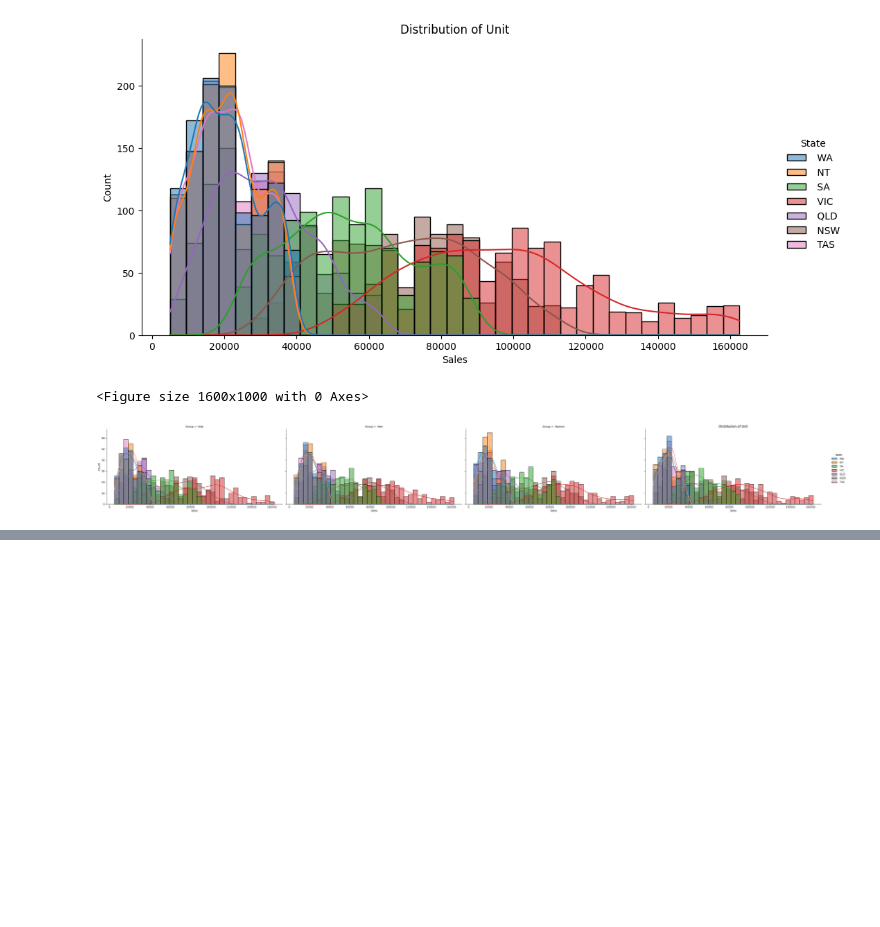
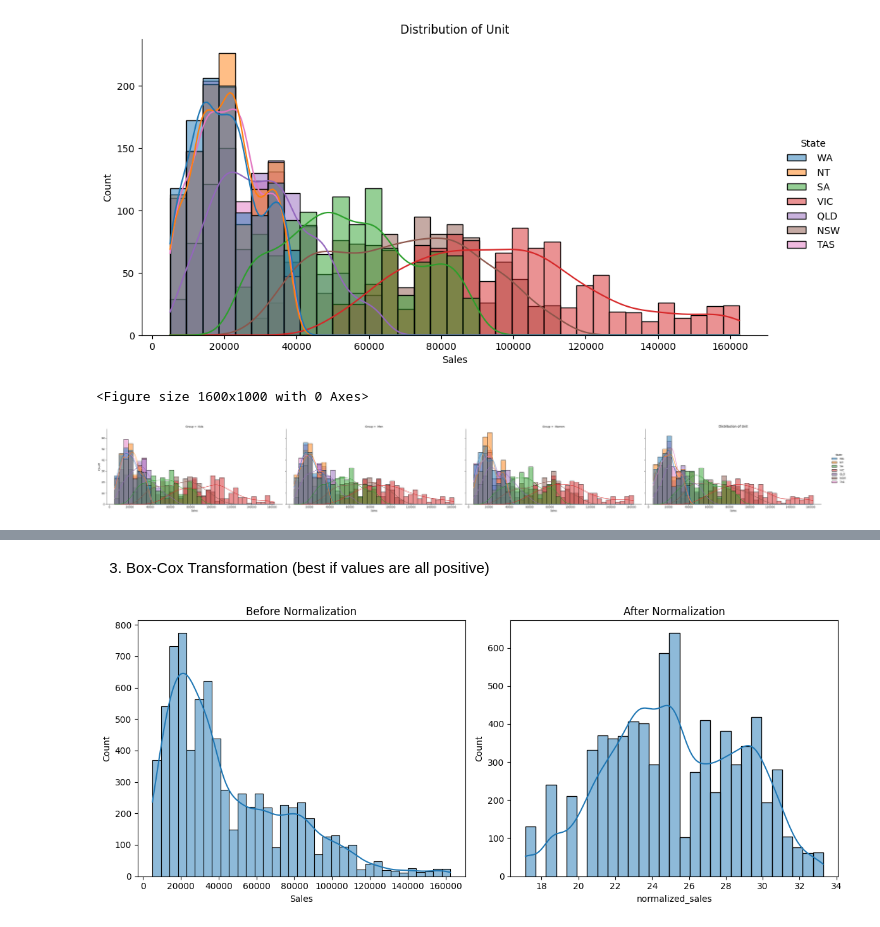
Before and after one commit to svinnapolean/Applied-Data-Science-P1, a Jupyter notebook: sales_analysis_project1.ipynb, the cells around one changed output, grey strips where cells are left out. Saved outputs shown, nothing was run; the diff lists cells and outputs as text; code cells hidden in the pictures; blank space fills up the shorter version.

```diff
--- a/sales_analysis_project1.ipynb
+++ b/sales_analysis_project1.ipynb
@@ -874,0 +923,17 @@ plt.show()
+# %% [markdown]
+3. Box-Cox Transformation (best if values are all positive)
+# %%
+from scipy.stats import boxcox
+df['normalized_sales'], _ = boxcox(df['Sales'])
+
+
+fig, axs = plt.subplots(1, 2, figsize=(12, 5))
+sns.histplot(df['Sales'], kde=True, ax=axs[0])
+axs[0].set_title('Before Normalization')
+
+sns.histplot(df['normalized_sales'], kde=True, ax=axs[1])
+axs[1].set_title('After Normalization')
+plt.tight_layout()
+plt.show()
+# %% [output]
+[figure, added]
```
Also changed, not shown: parts of 20 cells of this notebook.
